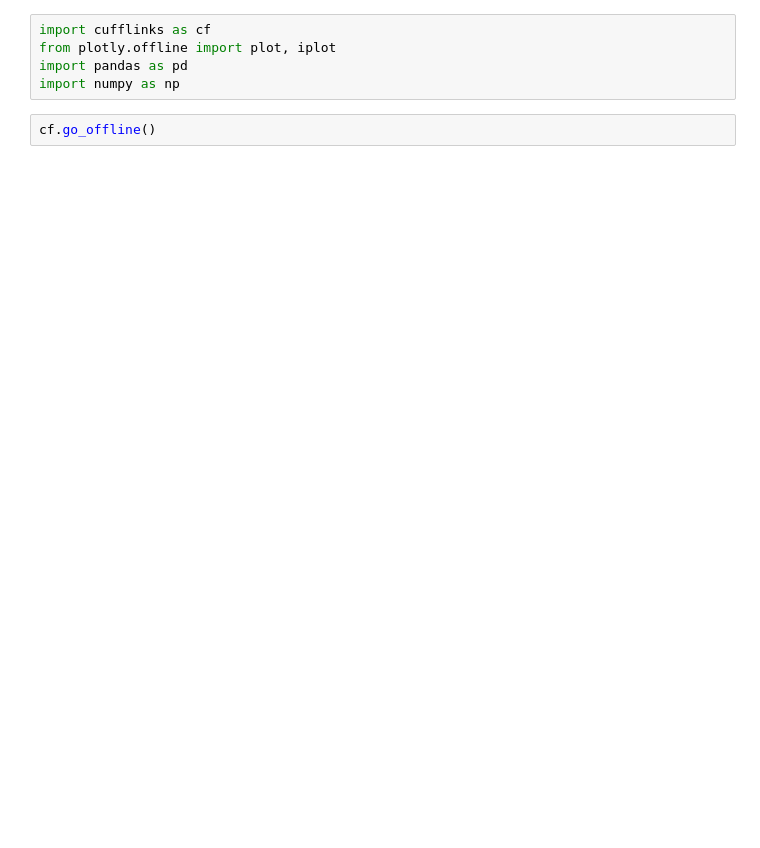
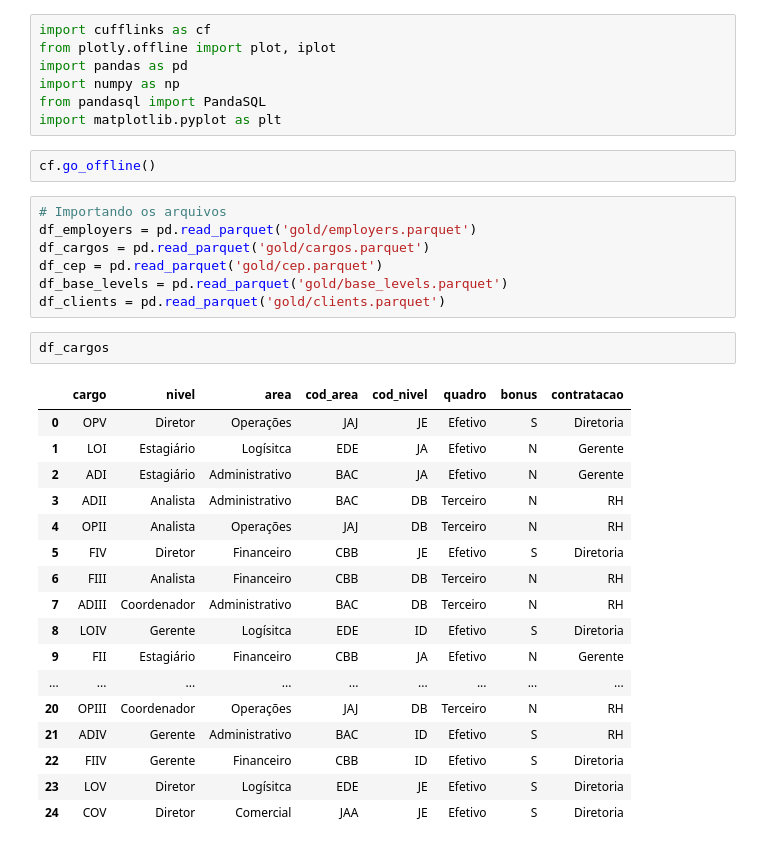
Before and after one commit to antoniolfnt/desafionst, a Jupyter notebook: DataVisualization.ipynb, the cells around one changed output. Cells and saved outputs as stored; diff of their text form; blank space fills up the shorter version.

```diff
--- a/DataVisualization.ipynb
+++ b/DataVisualization.ipynb
@@ -3,6 +3,35 @@ import cufflinks as cf
 from plotly.offline import plot, iplot
 import pandas as pd
 import numpy as np
+from pandasql import PandaSQL
+import matplotlib.pyplot as plt
 # %%
 cf.go_offline()
+# %%
+# Importando os arquivos
+df_employers = pd.read_parquet('gold/employers.parquet')
+df_cargos = pd.read_parquet('gold/cargos.parquet')
+df_cep = pd.read_parquet('gold/cep.parquet')
+df_base_levels = pd.read_parquet('gold/base_levels.parquet')
+df_clients = pd.read_parquet('gold/clients.parquet')
+# %%
+df_cargos
+# %% [output]
+|  | cargo | nivel | area | cod_area | cod_nivel | quadro | bonus | contratacao |
+| 0 | OPV | Diretor | Operações | JAJ | JE | Efetivo | S | Diretoria |
+| 1 | LOI | Estagiário | Logísitca | EDE | JA | Efetivo | N | Gerente |
+| 2 | ADI | Estagiário | Administrativo | BAC | JA | Efetivo | N | Gerente |
+| 3 | ADII | Analista | Administrativo | BAC | DB | Terceiro | N | RH |
+| 4 | OPII | Analista | Operações | JAJ | DB | Terceiro | N | RH |
+| 5 | FIV | Diretor | Financeiro | CBB | JE | Efetivo | S | Diretoria |
+| 6 | FIII | Analista | Financeiro | CBB | DB | Terceiro | N | RH |
+| 7 | ADIII | Coordenador | Administrativo | BAC | DB | Terceiro | N | RH |
+| 8 | LOIV | Gerente | Logísitca | EDE | ID | Efetivo | S | Diretoria |
+| 9 | FII | Estagiário | Financeiro | CBB | JA | Efetivo | N | Gerente |
+| ... | ... | ... | ... | ... | ... | ... | ... | ... |
+| 20 | OPIII | Coordenador | Operações | JAJ | DB | Terceiro | N | RH |
+| 21 | ADIV | Gerente | Administrativo | BAC | ID | Efetivo | S | RH |
+| 22 | FIIV | Gerente | Financeiro | CBB | ID | Efetivo | S | Diretoria |
+| 23 | LOV | Diretor | Logísitca | EDE | JE | Efetivo | S | Diretoria |
+| 24 | COV | Diretor | Comercial | JAA | JE | Efetivo | S | Diretoria |
 # %% [markdown]
```
Also changed, not shown: parts of 18 cells of this notebook, 4 other files.
